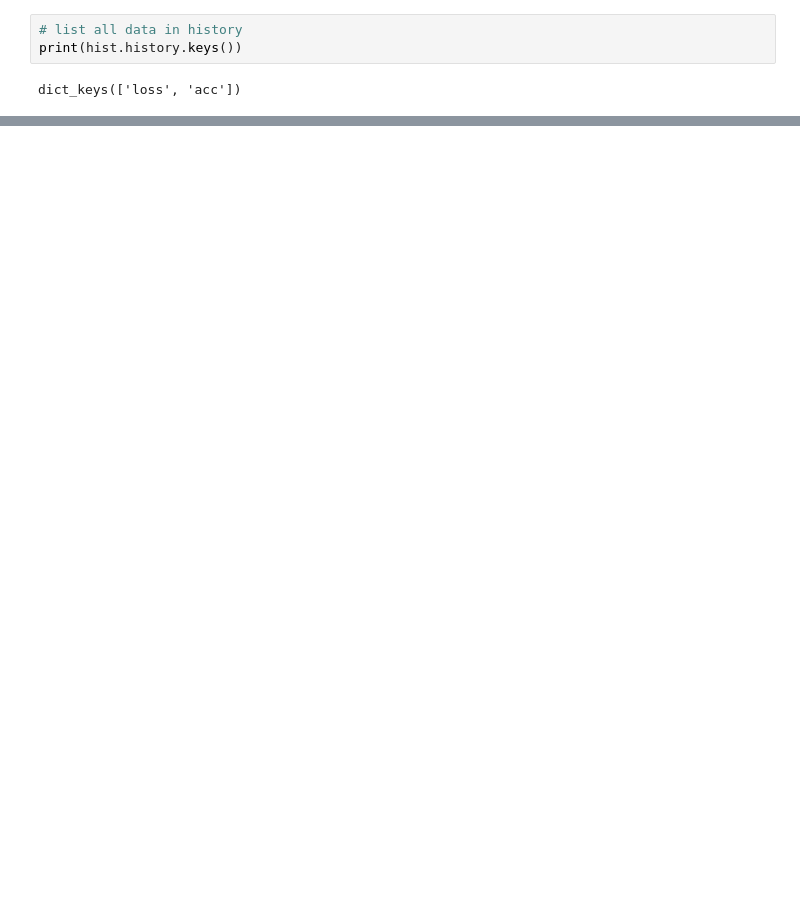
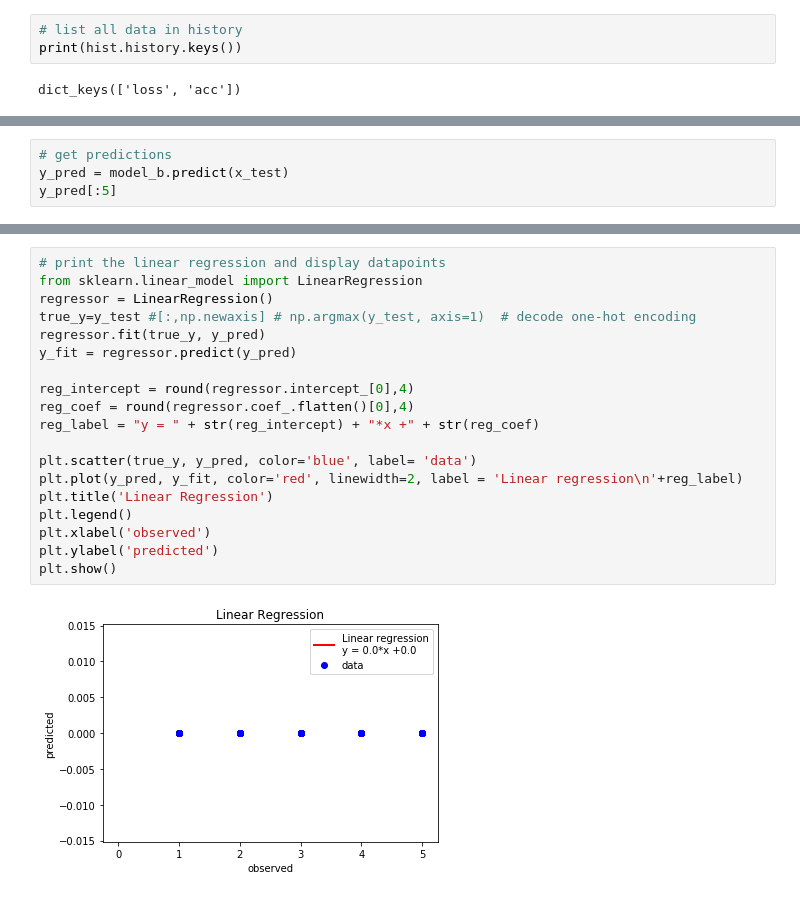
Before and after one commit to swarthyPig/Raspberry-Pi_DHT22_Weather_Station_with_AI, a Jupyter notebook: machine learning/Keras_MRL.ipynb, the cells around one changed output, grey strips where cells are left out. Drawn from its saved outputs; the diff is of its cells as text; blank space fills up the shorter version.

```diff
--- a/machine learning/Keras_MRL.ipynb
+++ b/machine learning/Keras_MRL.ipynb
@@ -163,0 +331,4 @@ plt.show()
+# %%
+# get predictions
+y_pred = model_b.predict(x_test)
+y_pred[:5]
@@ -163,0 +389,21 @@ plt.show()
+# %%
+# print the linear regression and display datapoints
+from sklearn.linear_model import LinearRegression
+regressor = LinearRegression()
+true_y=y_test #[:,np.newaxis] # np.argmax(y_test, axis=1)  # decode one-hot encoding
+regressor.fit(true_y, y_pred)
+y_fit = regressor.predict(y_pred)
+
+reg_intercept = round(regressor.intercept_[0],4)
+reg_coef = round(regressor.coef_.flatten()[0],4)
+reg_label = "y = " + str(reg_intercept) + "*x +" + str(reg_coef)
+
+plt.scatter(true_y, y_pred, color='blue', label= 'data')
+plt.plot(y_pred, y_fit, color='red', linewidth=2, label = 'Linear regression\n'+reg_label)
+plt.title('Linear Regression')
+plt.legend()
+plt.xlabel('observed')
+plt.ylabel('predicted')
+plt.show()
+# %% [output]
+[figure, added]
```
Also changed, not shown: parts of 40 cells of this notebook.
